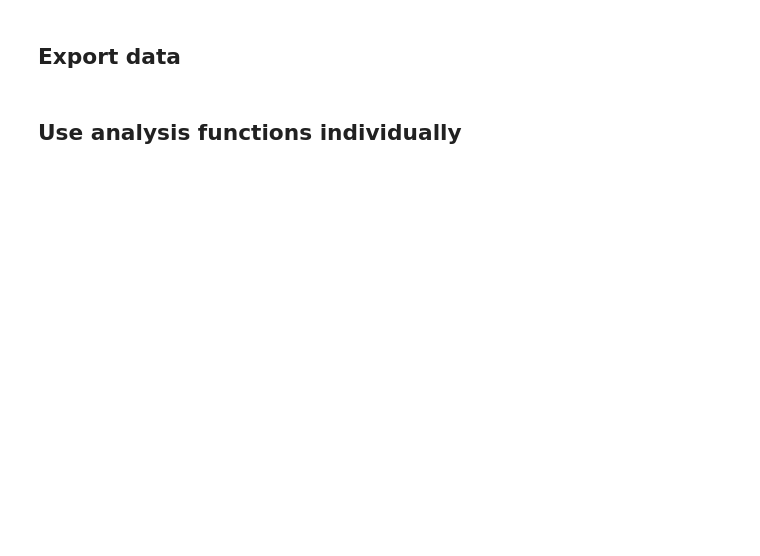
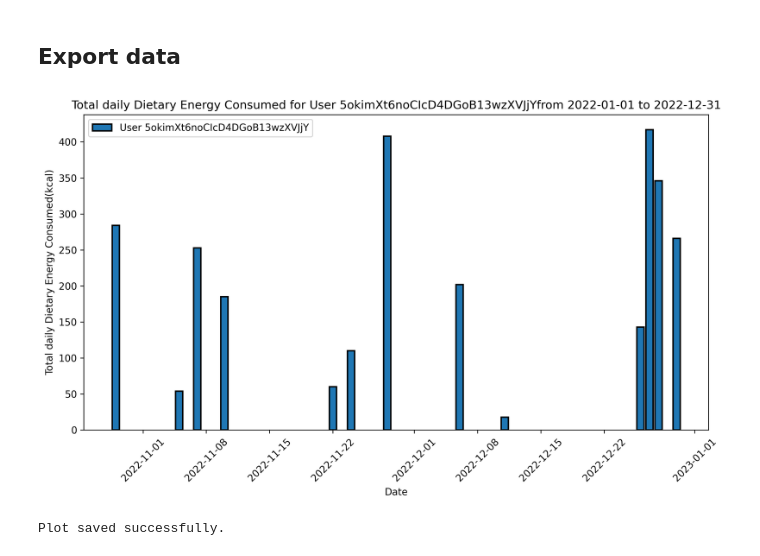
Before and after one commit to StanfordSpezi/SpeziDataPipeline, a Jupyter notebook: SpeziDataPipelineTemplate.ipynb, the cells around one changed output. Cells and saved outputs as stored; diff of their text form; code cells hidden in the pictures; blank space fills up the shorter version.

```diff
--- a/SpeziDataPipelineTemplate.ipynb
+++ b/SpeziDataPipelineTemplate.ipynb
@@ -57,16 +57,13 @@ fig = visualizer.create_static_plot(processed_FHIRDataFrame)
 # %% [markdown]
 ## Export data
 # %%
-from datetime import date
-
-exporter = DataExporter(processed_FHIRDataFrame)
-filename = f"{snake_case(processed_FHIRDataFrame.df['QuantityName'][0])}_{date.today()}.tif"
+exporter = DataExporter(processed_fhir_dataframe)
+filename = 'data_plot.tif'
 selected_users = ['5okimXt6noCIcD4DGoB13wzXVJjY']
 exporter.set_user_ids(selected_users)
 exporter.set_date_range('2022-01-01', '2022-12-31')
 exporter.set_y_bounds(50, 700)
-exporter.set_same_plot(False)
 exporter.create_and_save_plot(filename)
-# exporter.export_to_csv('test.csv')
+# %% [output]
+[figure, added]
+Plot saved successfully.
-# %% [markdown]
-## Use analysis functions individually
```
Also changed, not shown: parts of 5 cells of this notebook, 9 other files.
